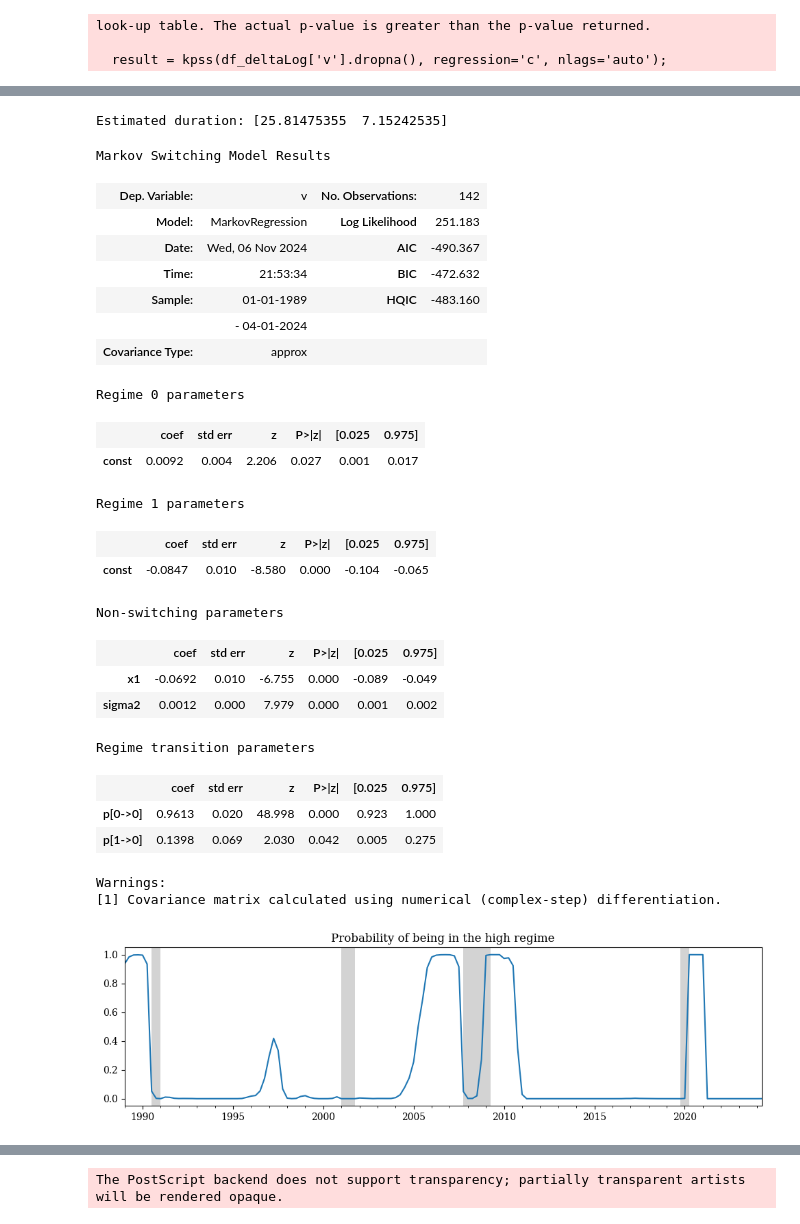
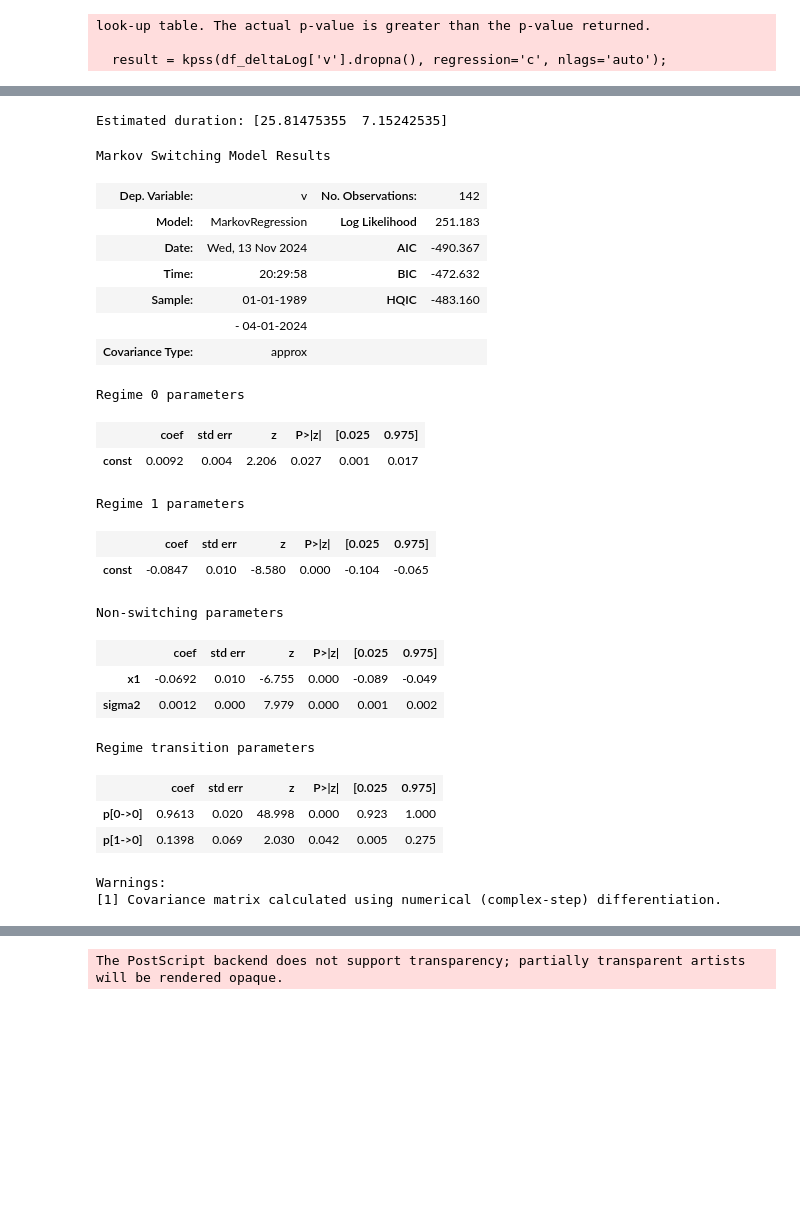
Before and after one commit to MiguelPuntoEs/money-growth, a Jupyter notebook: money-growth.ipynb, the cells around one changed output, grey strips where cells are left out. Saved outputs shown, nothing was run; the diff lists cells and outputs as text; code cells hidden in the pictures; blank space fills up the shorter version.

```diff
--- a/money-growth.ipynb
+++ b/money-growth.ipynb
@@ -217,38 +215,28 @@ Referencias:
 # %%
 import statsmodels.api as sm
 
 y = df_deltaLog.dropna()['v'].astype(float)
 X = df_deltaLog.dropna()['recession'].astype(float)
 # X = sm.add_constant(X) # Not to be included if the option trend='c' is specified at MarkovRegression
 
 model = sm.tsa.MarkovRegression(
     y, k_regimes=2,
     exog=X,
     switching_exog=False,
     # switching_trend=False,
     trend='c'
 )
 res = model.fit()
 
-fig, ax = plt.subplots(figsize=(12, 3))
-
-res.smoothed_marginal_probabilities[1].plot(
-    title="Probability of being in the high regime", ax=ax
-)
-plot_recessions(ax)
-ax.set_xlabel('')
-
 print(f'Estimated duration: {res.expected_durations}')
 res.summary()
-
-# res.trend
 # %% [output]
 Estimated duration: [25.81475355  7.15242535]
 Markov Switching Model Results
 | Dep. Variable: | v | No. Observations: | 142 |
 | Model: | MarkovRegression | Log Likelihood | 251.183 |
-| Date: | Wed, 06 Nov 2024 | AIC | -490.367 |
-| Time: | 21:53:34 | BIC | -472.632 |
+| Date: | Wed, 13 Nov 2024 | AIC | -490.367 |
+| Time: | 20:29:58 | BIC | -472.632 |
 | Sample: | 01-01-1989 | HQIC | -483.160 |
 |  | - 04-01-2024 |  |  |
 | Covariance Type: | approx |  |  |
@@ -268,6 +256,5 @@ Regime transition parameters
 | p[1->0] | 0.1398 | 0.069 | 2.030 | 0.042 | 0.005 | 0.275 |
 Warnings:
 [1] Covariance matrix calculated using numerical (complex-step) differentiation.
-[figure, removed]
 # %%
 y_hat = res.predict()
```
Also changed, not shown: parts of 16 cells of this notebook.
